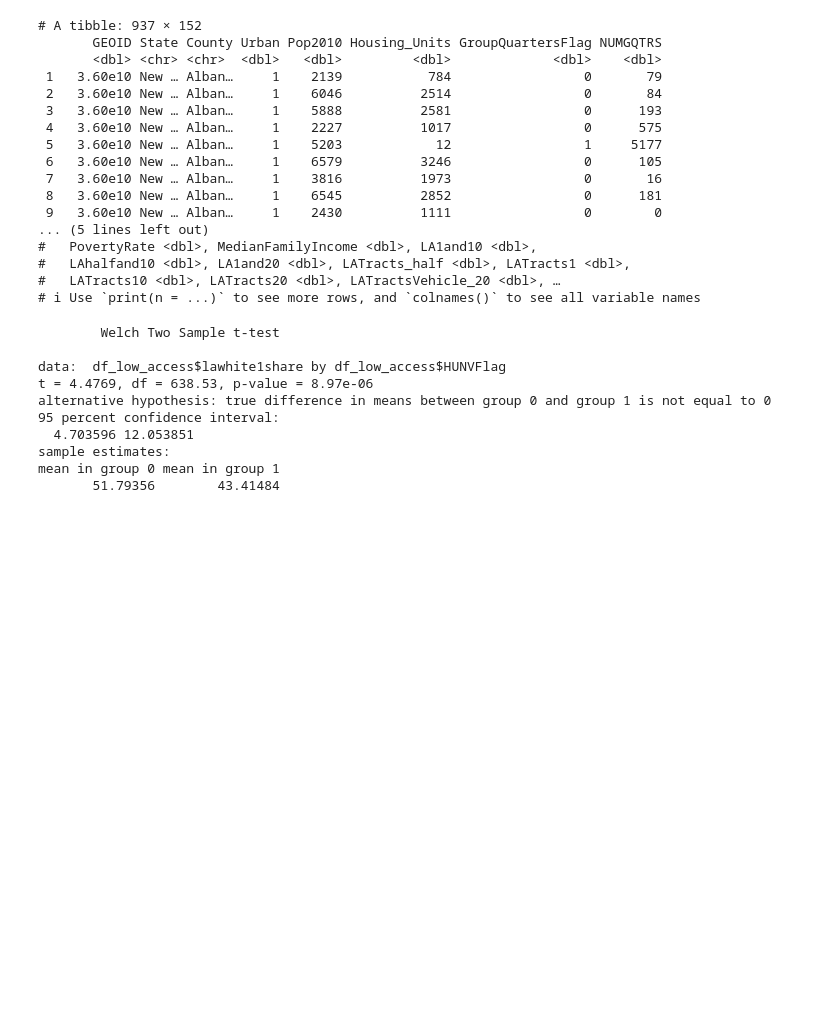
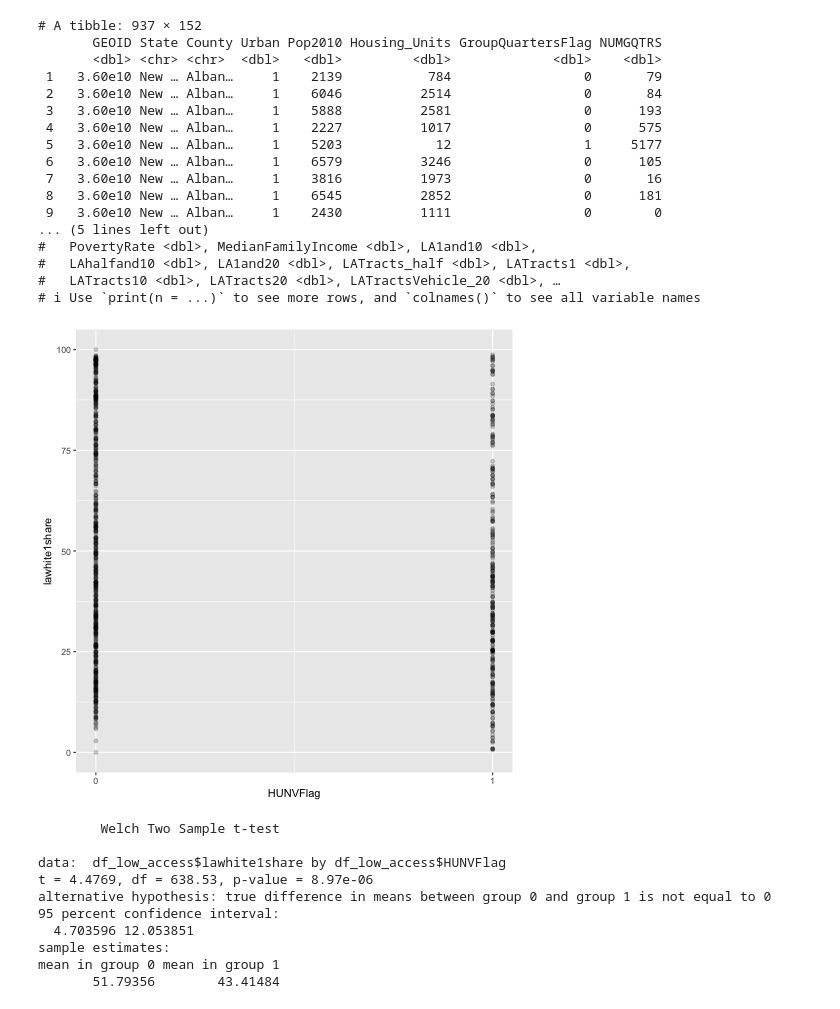
Before and after one commit to charlenelin0824/connect-to-census, a Jupyter notebook: hypothesis-test.ipynb, the cells around one changed output. Cells and saved outputs as stored; diff of their text form; code cells hidden in the pictures; blank space fills up the shorter version.

```diff
--- a/hypothesis-test.ipynb
+++ b/hypothesis-test.ipynb
@@ -137,6 +139,16 @@ df_low_access
 #   LAhalfand10 <dbl>, LA1and20 <dbl>, LATracts_half <dbl>, LATracts1 <dbl>,
 #   LATracts10 <dbl>, LATracts20 <dbl>, LATractsVehicle_20 <dbl>, …
 # ℹ Use `print(n = ...)` to see more rows, and `colnames()` to see all variable names
+# %%
+%%R
+# plot the distribution of lawhite1share for HUNVFlag=0 and HUNVFlag=1
+df_low_access %>%
+  ggplot(aes(x = HUNVFlag, y = lawhite1share)) +
+  geom_point(alpha=.2) +
+  scale_x_continuous(breaks = c(0, 1)) +
+  labs(x = 'HUNVFlag', y = 'lawhite1share')
+# %% [output]
+[figure, added]
 # %%
 %%R
 
```
Also changed, not shown: parts of 3 cells of this notebook.
